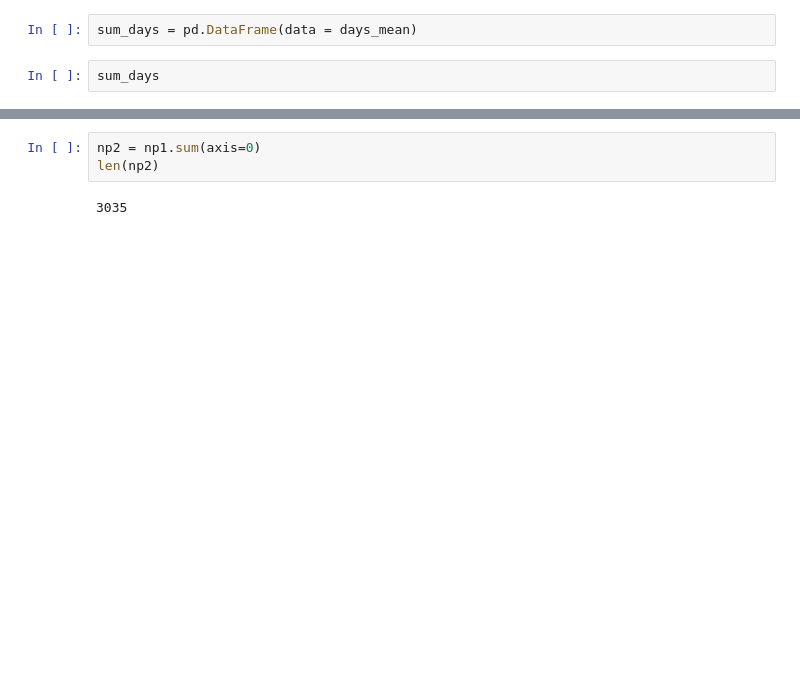
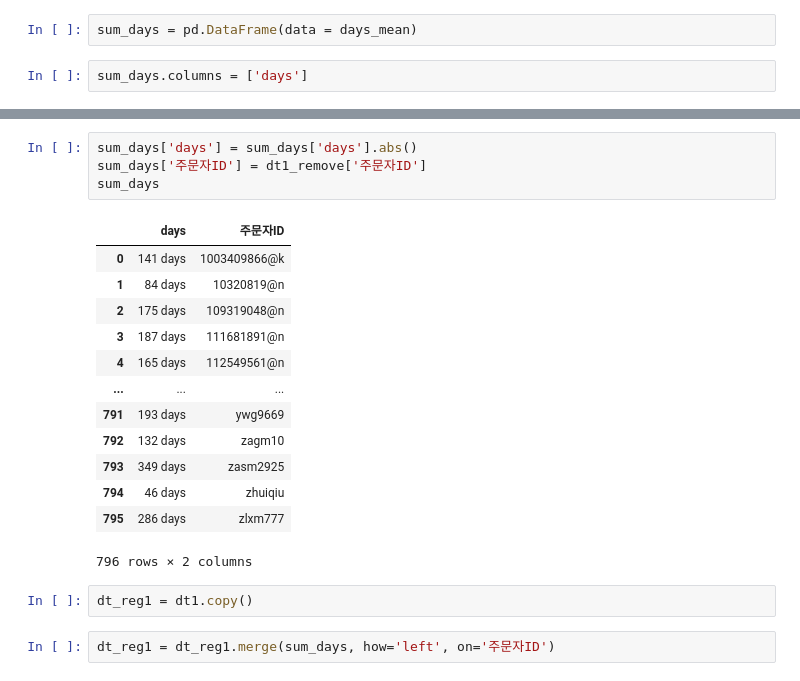
Before and after one commit to Liamns/1_project, a Jupyter notebook: jwp.ipynb, the cells around one changed output, grey strips where cells are left out. Saved outputs shown, nothing was run; the diff lists cells and outputs as text; blank space fills up the shorter version.

```diff
--- a/jwp.ipynb
+++ b/jwp.ipynb
@@ -999,4 +1006,4 @@ days_mean
 # %%
 sum_days = pd.DataFrame(data = days_mean)
 # %%
-sum_days
+sum_days.columns = ['days']
@@ -1047,5 +1010,22 @@ array([list([Timedelta('35 days 00:00:00'), Timedelta('15 days 00:00:00'), Timed
-# %%
-np2 = np1.sum(axis=0)
-len(np2)
-# %% [output]
-3035
+# %%
+sum_days['days'] = sum_days['days'].abs()
+sum_days['주문자ID'] = dt1_remove['주문자ID']
+sum_days
+# %% [output]
+|  | days | 주문자ID |
+| 0 | 141 days | 1003409866@k |
+| 1 | 84 days | 10320819@n |
+| 2 | 175 days | 109319048@n |
+| 3 | 187 days | 111681891@n |
+| 4 | 165 days | 112549561@n |
+| ... | ... | ... |
+| 791 | 193 days | ywg9669 |
+| 792 | 132 days | zagm10 |
+| 793 | 349 days | zasm2925 |
+| 794 | 46 days | zhuiqiu |
+| 795 | 286 days | zlxm777 |
+796 rows × 2 columns
+# %%
+dt_reg1 = dt1.copy()
+# %%
+dt_reg1 = dt_reg1.merge(sum_days, how='left', on='주문자ID')
```
Also changed, not shown: parts of 31 cells of this notebook.
